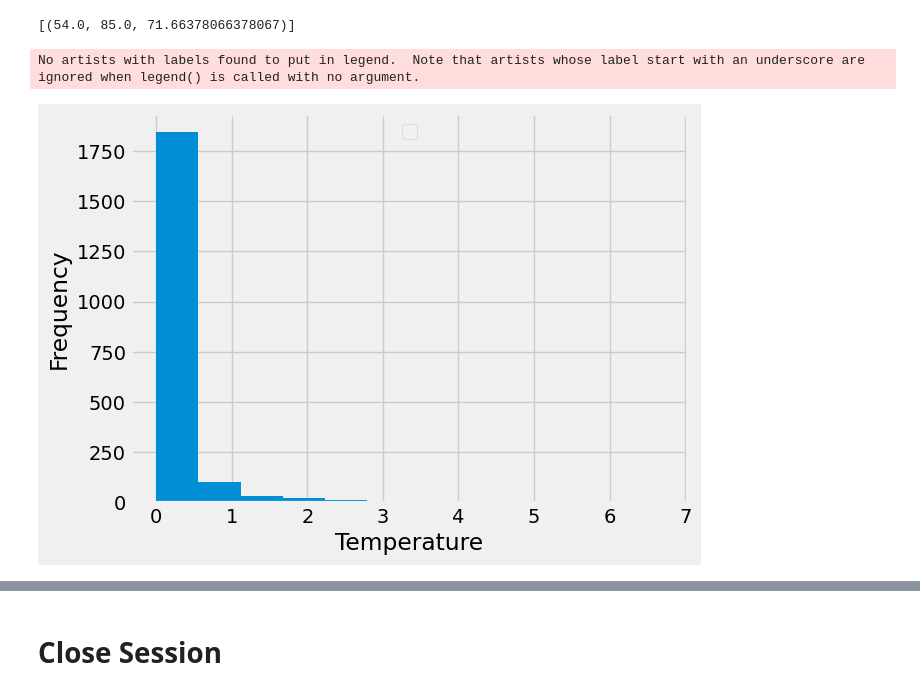
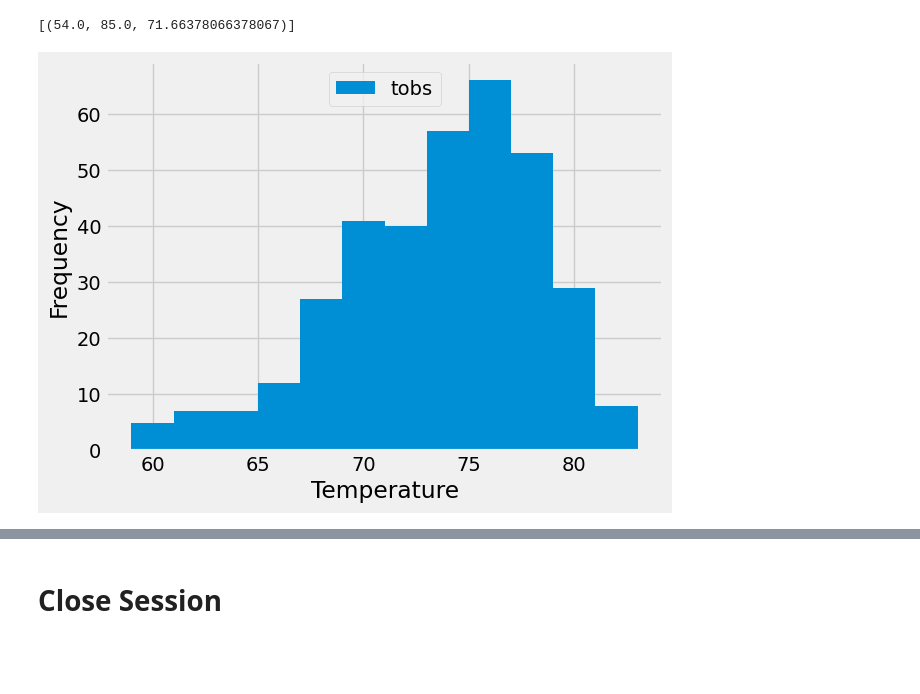
Before and after one commit to lorigirton/sqlalchemy-challenge, a Jupyter notebook: SurfsUp/climate.ipynb, the cells around one changed output, grey strips where cells are left out. Drawn from its saved outputs; the diff is of its cells as text; code cells hidden in the pictures; blank space fills up the shorter version.

```diff
--- a/SurfsUp/climate.ipynb
+++ b/SurfsUp/climate.ipynb
@@ -117,23 +117,20 @@ filter(measurement.station == 'USC00519281').all()
 # %%
 # Using the most active station id
 # Query the last 12 months of temperature observation data for this station and plot the results as a histogram (12 bins--- list of tobs- temperatures)
-session.query(measurement.date, measurement.tobs).\
+tobs= session.query(measurement.date, measurement.tobs).\
 filter(measurement.station == 'USC00519281').\
-filter(measurement.date >= dt.date(2016, 8, 23)).\
-    order_by(measurement.tobs.desc()).first()
-
+filter(measurement.date >= dt.date(2016, 8, 23)).all()
 
 #create dataframe
-df = pd.DataFrame(results, columns=['date', 'tobs'])
+df = pd.DataFrame(tobs, columns=['date', 'tobs'])
 df.set_index(df['date'], inplace=True)
 df = df.sort_index()
 
 #create histogram with 12 bins
 plt.hist(df['tobs'], bins=12)
 plt.xlabel("Temperature")
 plt.ylabel("Frequency")
-plt.legend(loc='upper center')
+plt.legend(loc='upper center', labels=['tobs'])
 plt.show()
 # %% [output]
-No artists with labels found to put in legend.  Note that artists whose label start with an underscore are ignored when legend() is called with no argument.
-[figure, old version]
+[figure, new version]
```
Also changed, not shown: parts of 1 cell of this notebook, 1 other file.
